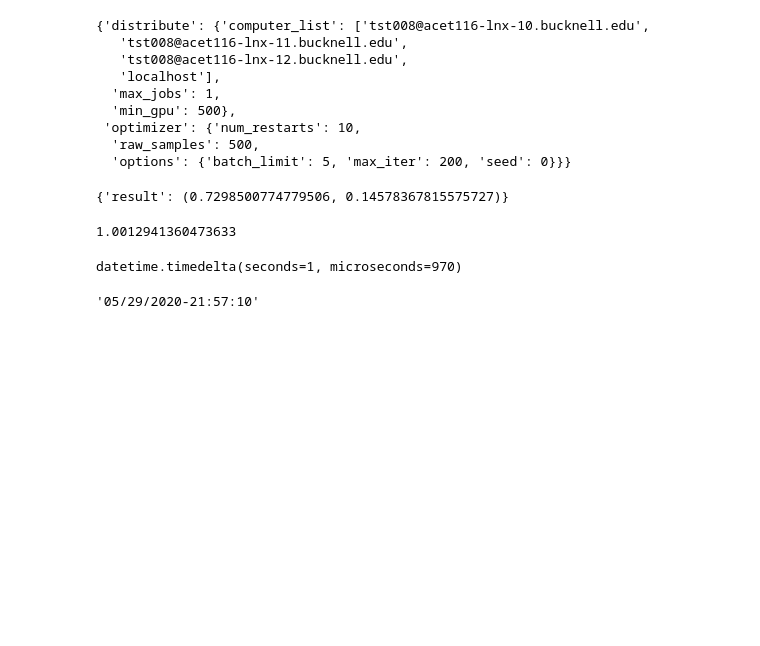
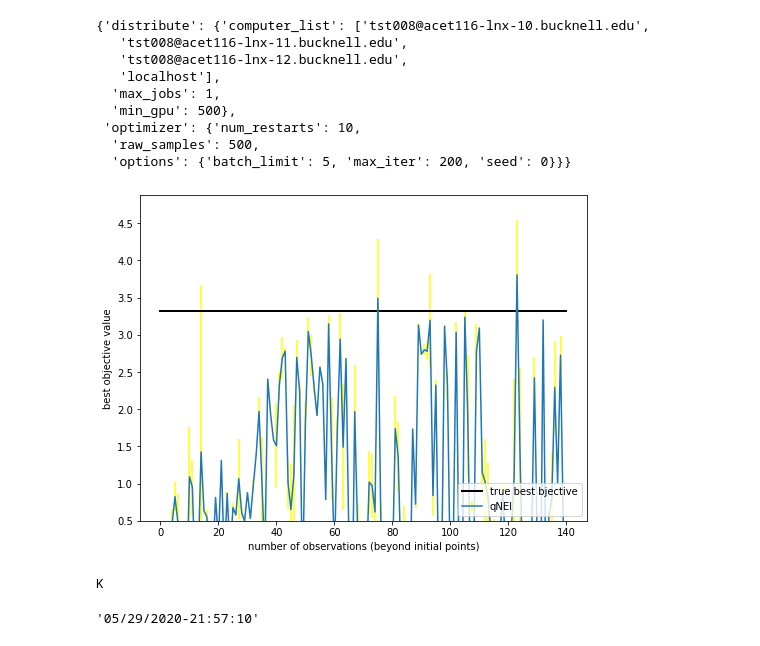
Before and after one commit to toontran/dopt, a Jupyter notebook: notebooks/Untitled.ipynb, the cells around one changed output. Drawn from its saved outputs; the diff is of its cells as text; code cells hidden in the pictures; blank space fills up the shorter version.

Commit message:
Added synthetic function

```diff
--- a/notebooks/Untitled.ipynb
+++ b/notebooks/Untitled.ipynb
@@ -28,40 +23,46 @@ optimizer = NEIOptimizer(bounds, device="cpu")
-# %%
-class ToyFunctionTrainer():
-
-    NOISE_SE = 0.5
-    NOISE_OF_NOISE = 0.1
-    NOISE_FURTHER = 0.2
-
-import torch
-
-dtype = float
-train_x = torch.tensor([2,3], dtype=dtype)
-exact_objective = train_x[0] ** 2 - (train_x[1] - 1) ** 2 + 1
-observed_noise = ToyFunctionTrainer.NOISE_SE * torch.randn_like(exact_objective) + \
-                 ToyFunctionTrainer.NOISE_OF_NOISE * torch.randn_like(exact_objective)
-noisy_objective = exact_objective + observed_noise + \
-                  ToyFunctionTrainer.NOISE_FURTHER * torch.randn_like(exact_objective)
-{"result": (
-    float(noisy_objective.cpu().numpy()),
-    float(observed_noise.cpu().numpy())
-)}
-# %% [output]
-{'result': (0.7298500774779506, 0.14578367815575727)}
-# %%
-import time
-start = time.time()
-time.sleep(1)
-elapsed = time.time() - start
-elapsed
-# %% [output]
-1.0012941360473633
-# %%
-import datetime
-start = datetime.datetime.now()
-time.sleep(1)
-datetime.datetime.now() - start
-# %% [output]
-datetime.timedelta(seconds=1, microseconds=970)
+# %%
+from botorch.test_functions.synthetic import Hartmann
+
+def visualize():
+    file_name = "hartmann.json"
+    # Load the data
+    train_obj_nei, train_yvar_nei = [], []
+    with open(file_name, "r") as f:
+        for line in f.readlines():
+            observation = json.loads(line)
+            train_obj_nei.append(observation["result"][0])
+            train_yvar_nei.append(observation["result"][1])
+
+    neg_hartmann6 = Hartmann(negate=True)
+    GLOBAL_MAXIMUM = neg_hartmann6.optimal_value
+
+    iters = np.arange(max(len(train_obj_nei), len(train_obj_nei)))
+    y_nei = np.array(train_obj_nei)
+    y_err = np.array(train_yvar_nei)
+
+    fig, ax = plt.subplots(1, 1, figsize=(8, 6))
+    ax.errorbar(iters, y_nei, yerr=y_err, label="qNEI", linewidth=1.5, ecolor=['yellow'])
+    plt.plot([0, iters.shape[0]], [GLOBAL_MAXIMUM] * 2, 'k', label="true best bjective", linewidth=2)
+    ax.set_ylim(bottom=0.5)
+    ax.set(xlabel='number of observations (beyond initial points)', ylabel='best objective value')
+    ax.legend(loc="lower right")
+    plt.show()
+
+count = 199
+while count < 200:
+    visualize()
+    clear_output(wait=True)
+    time.sleep(2)
+    count += 1
+# %% [output]
+[figure, added]
+# %%
+print("O")
+clear_output(wait=True)
+time.sleep(1)
+print("K")
+# %% [output]
+K
 # %%
 datetime.datetime.now().strftime("%m/%d/%Y-%H:%M:%S")
 # %% [output]
```
Also changed, not shown: parts of 9 cells of this notebook, 5 other files.
